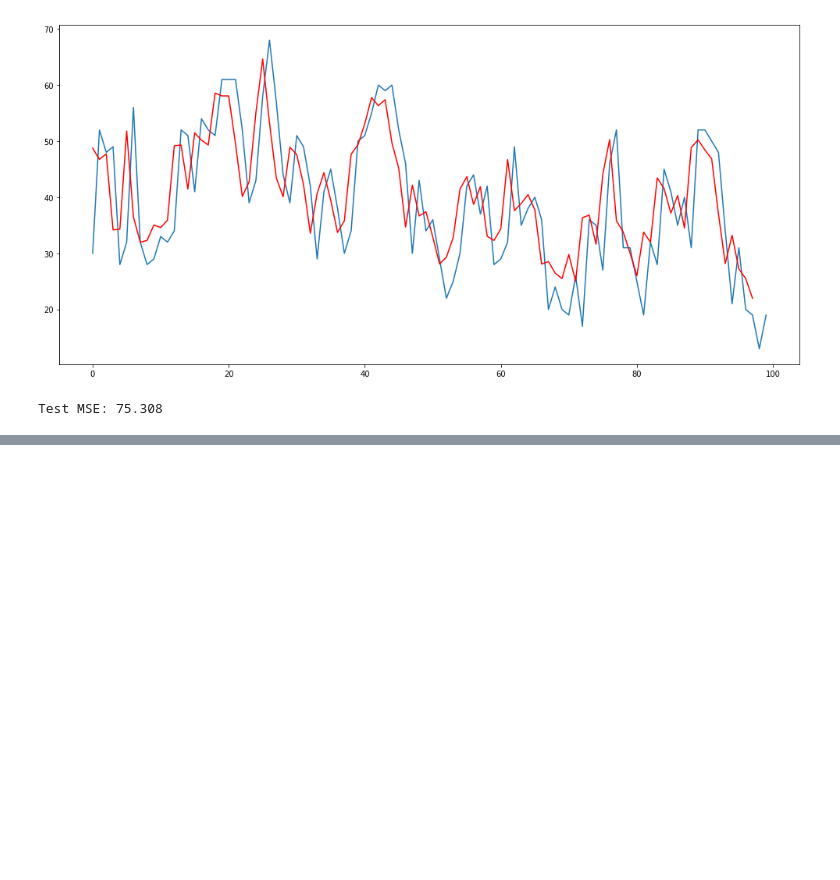
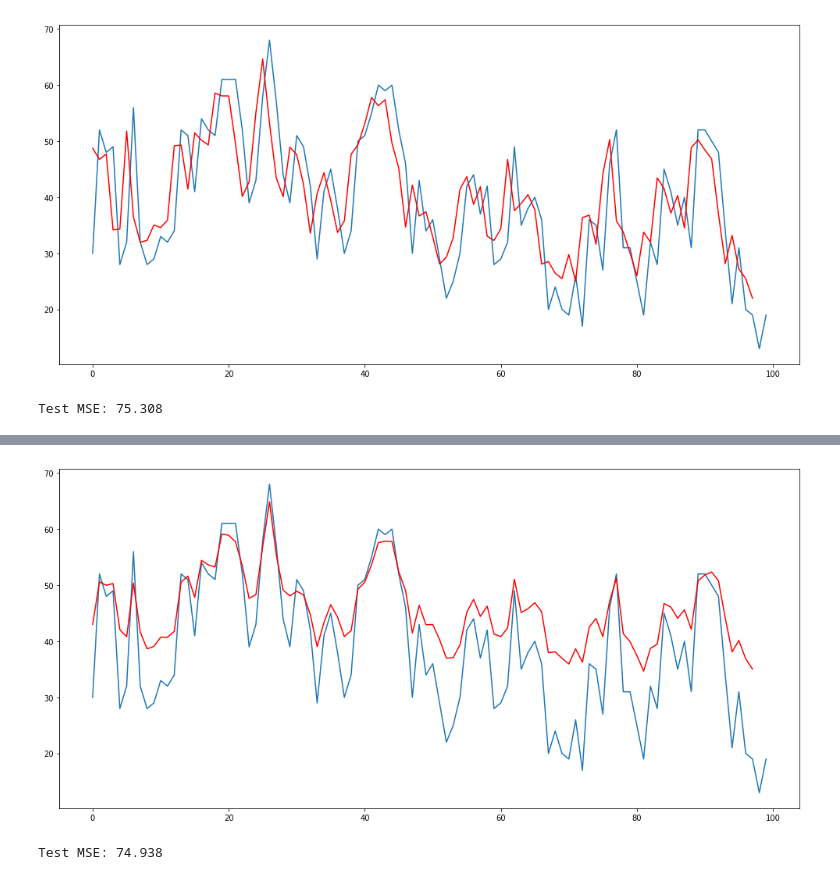
Before and after one commit to rautis/Advanced_Data_Science_Capstone, a Jupyter notebook: AirQualityIndex_model.ipynb, the cells around one changed output, grey strips where cells are left out. Saved outputs shown, nothing was run; the diff lists cells and outputs as text; code cells hidden in the pictures; blank space fills up the shorter version.

Commit message:
Added LSTM that uses weather data

```diff
--- a/AirQualityIndex_model.ipynb
+++ b/AirQualityIndex_model.ipynb
@@ -173,0 +177,31 @@ Test MSE: 75.308
+# %%
+look_back=2
+n_features=7
+output = df["Mannerheimintie"].shift(-1).values
+output = output[~np.isnan(output)]
+output = output.reshape(-1, 1)
+
+input_data = df.drop("Timestamp", axis=1)
+input_data.drop(input_data.tail(1).index,inplace=True)
+input_data = input_data.values
+
+scaler = RobustScaler()
+output = scaler.fit_transform(output)
+input_data = scaler.transform(input_data)
+
+# split into train and test sets
+train_size = int(len(output) - 100)
+test_size = len(output) - train_size
+train_X, test_X = input_data[0:train_size,:], input_data[train_size:len(input_data),:]
+train_y, test_y = output[0:train_size,:], output[train_size:len(output),:]
+
+train_generator = TimeseriesGenerator(train_X, train_y, length=look_back, batch_size=32)
+test_generator = TimeseriesGenerator(test_X, test_y, length=look_back, batch_size=32)
+# %%
+model = Sequential()
+model.add(LSTM(100, activation='relu', input_shape=(look_back, n_features), return_sequences=True))
+model.add(LSTM(50, activation='relu', dropout=0.3, input_shape=(look_back, n_features)))
+model.add(Dense(1))
+model.compile(optimizer='adam', loss='mse', metrics=['accuracy'])
+# fit model
+model.fit_generator(train_generator, steps_per_epoch=20, epochs=200, verbose=1)
@@ -173,0 +227,16 @@ Test MSE: 75.308
+# %%
+yhat = model.predict_generator(test_generator)
+plt.figure(figsize=(17,8))
+plt.plot(scaler.inverse_transform(test_y))
+plt.plot(scaler.inverse_transform(yhat), color='red')
+plt.show()
+# %% [output]
+[figure, added]
+# %%
+test_data = scaler.inverse_transform(test_y[:len(yhat)])
+predictions = scaler.inverse_transform(yhat)
+
+error = mean_squared_error(test_data, predictions)
+print('Test MSE: %.3f' % error)
+# %% [output]
+Test MSE: 74.938
```
Also changed, not shown: parts of 3 cells of this notebook.
